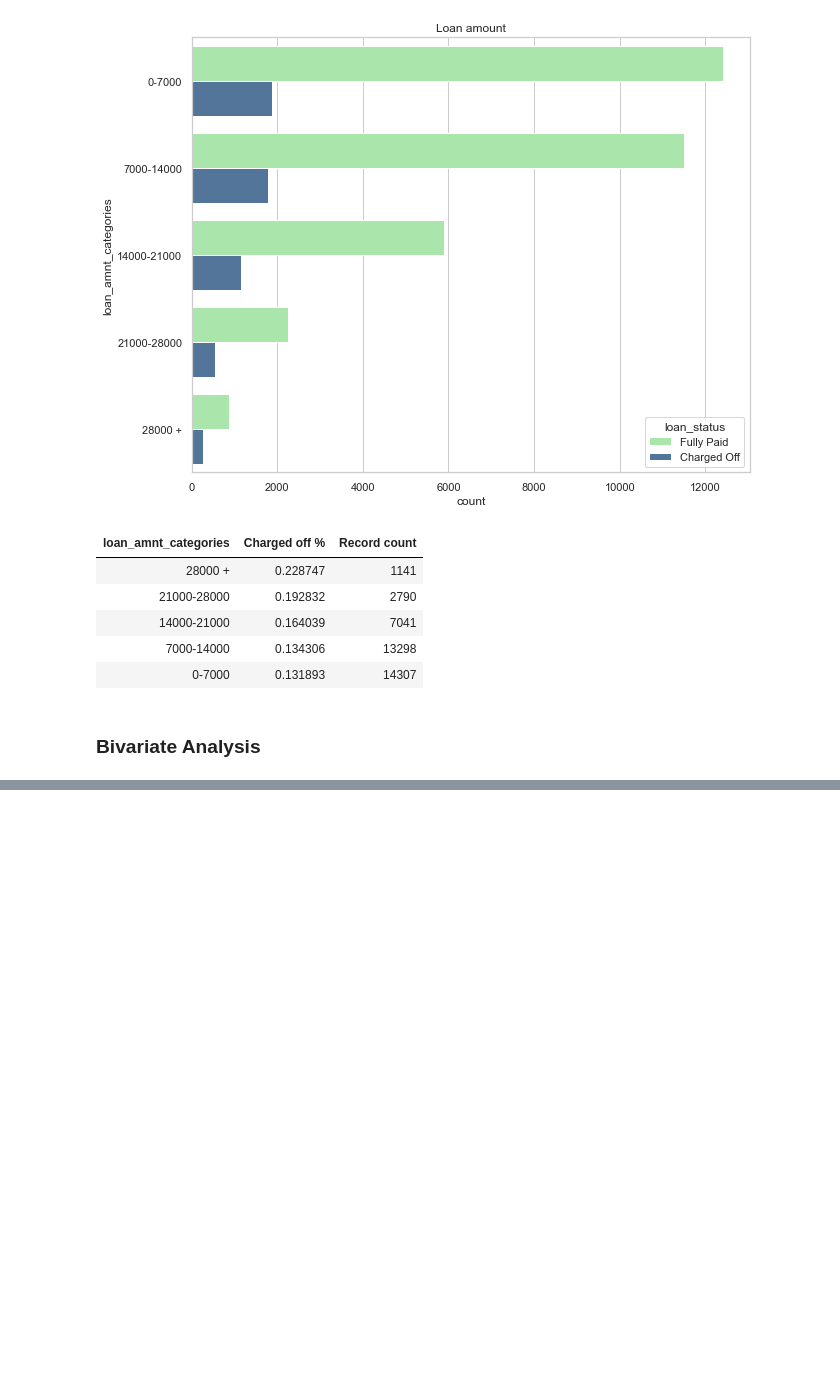
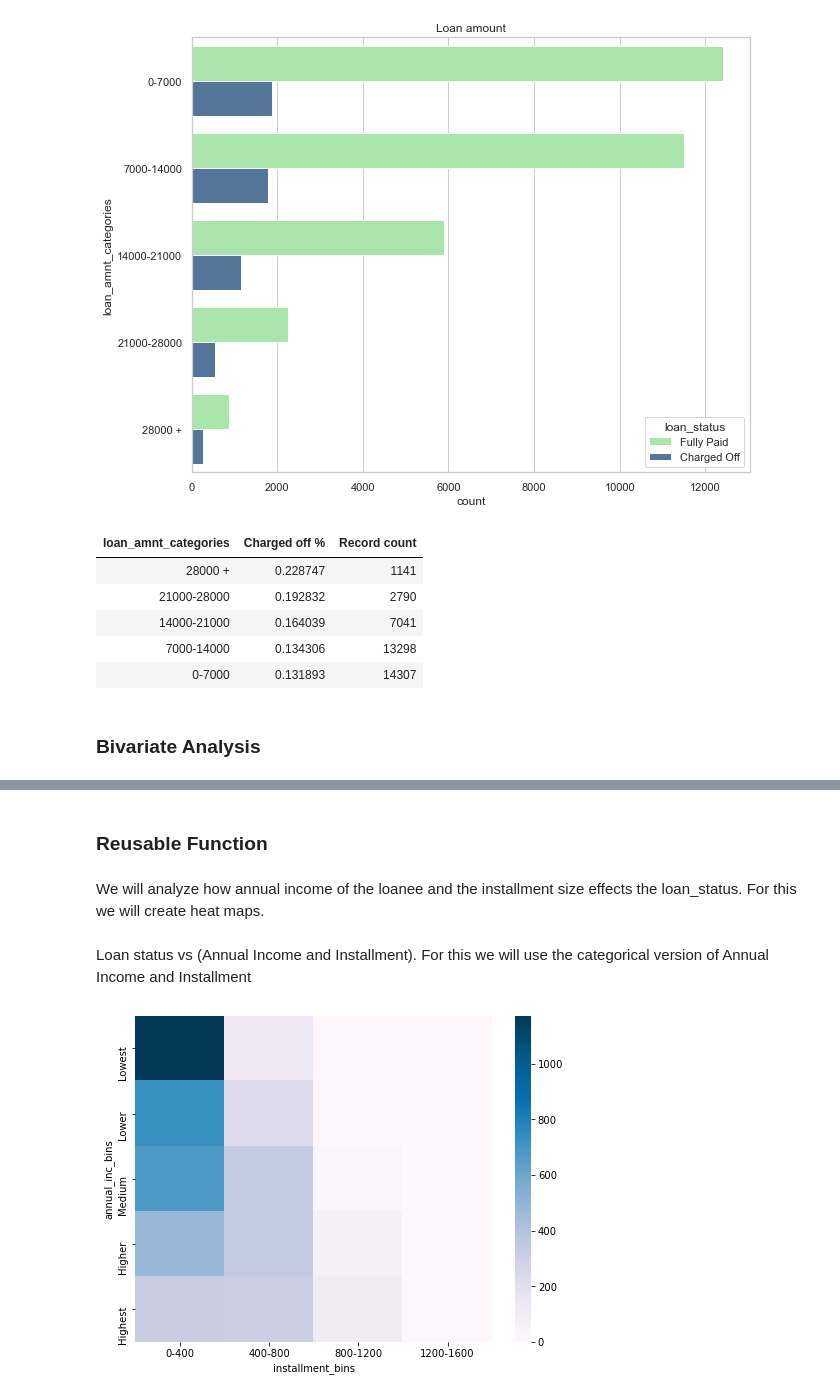
Before and after one commit to rainasharma/Lending-Club-Case-Study, a Jupyter notebook: Group_Raina_Sharma.ipynb, the cells around one changed output, grey strips where cells are left out. Cells and saved outputs as stored; diff of their text form; code cells hidden in the pictures; blank space fills up the shorter version.

Commit message:
Bivariate analysis heatmaps

```diff
--- a/Group_Raina_Sharma.ipynb
+++ b/Group_Raina_Sharma.ipynb
@@ -1097,2 +1040,0 @@ table
-# %%
-pt = pd.pivot_table(data=loan_df, values='loan_status', index='annual_inc_bins', columns='installment_bins',aggfunc=np.median)
@@ -1106,0 +1043,15 @@ Bivariate_Analysis(x='dti_bins', y='annual_inc_bins', figsize=(10,4))
+# %% [markdown]
+### Reusable Function
+# %%
+def Bivariate_Analysis (*, data=loan_df, x, y, title=None):
+    fig, ax = plt.subplots(figsize=(8,6))
+    pt = pd.pivot_table(data=data, values='loan_status_numerical', index=y, columns=x,aggfunc=sum)
+    sns.heatmap(pt, ax=ax, cmap='PuBu')
+    if title is not None:
+        plt.title(title)
+    plt.show()
+# %% [markdown]
+We will analyze how annual income of the loanee and the installment size effects the loan_status. For this we will create heat maps.
+# %% [markdown]
+Loan status vs (Annual Income and Installment).
+For this we will use the categorical version of Annual Income and Installment
@@ -1106,0 +1063,4 @@ Bivariate_Analysis(x='dti_bins', y='annual_inc_bins', figsize=(10,4))
+# %%
+Bivariate_Analysis(y='annual_inc_bins', x='installment_bins')
+# %% [output]
+[figure, added]
```
Also changed, not shown: parts of 18 cells of this notebook.
